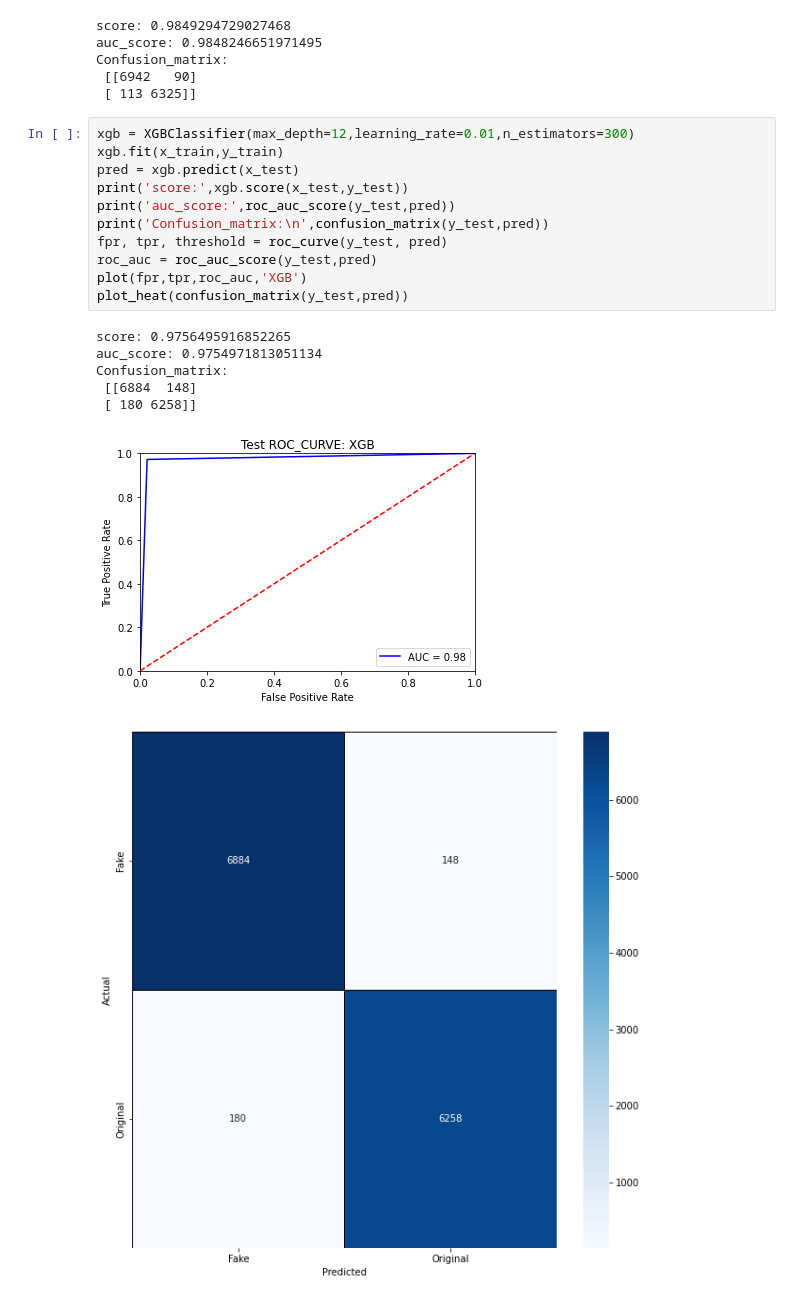
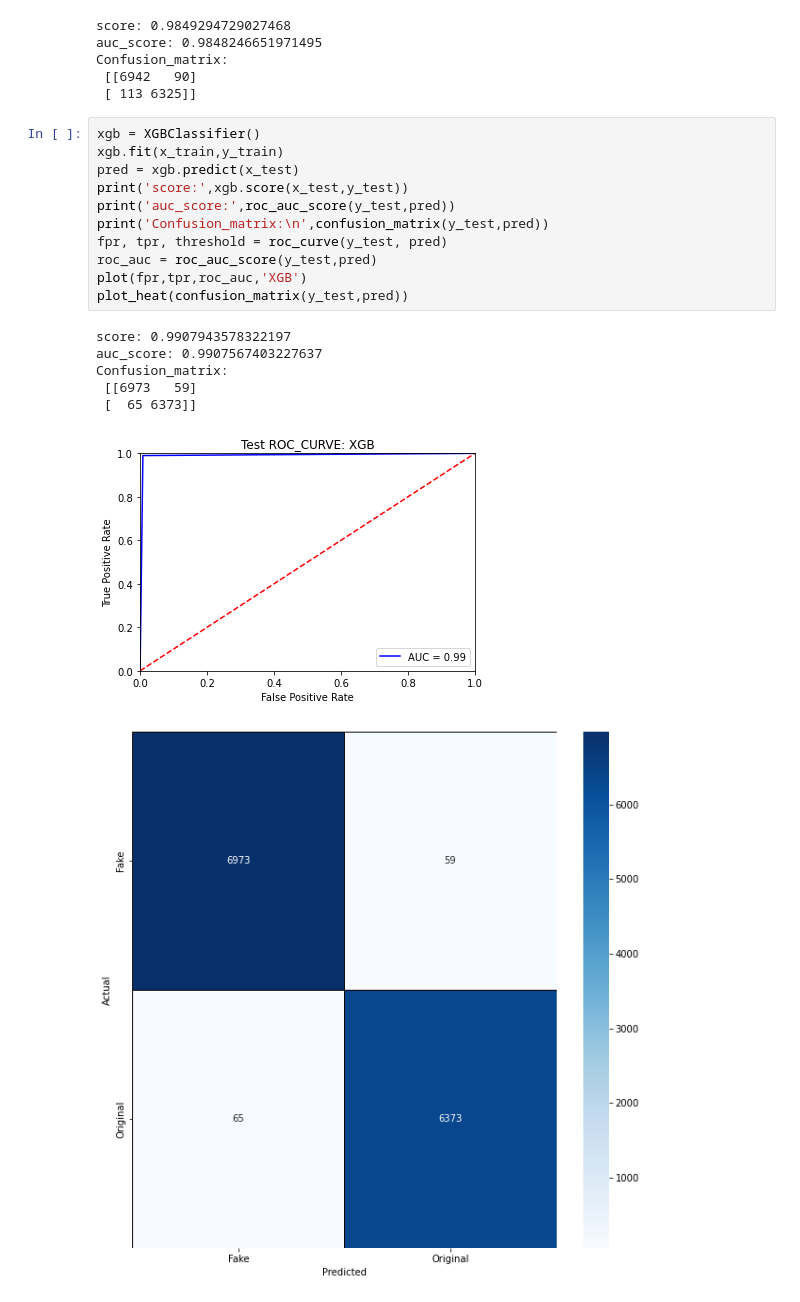
Before and after one commit to Kartik-A-1820/Projects-ML, a Jupyter notebook: fake-news.ipynb, the cells around one changed output. Cells and saved outputs as stored; diff of their text form.

```diff
--- a/fake-news.ipynb
+++ b/fake-news.ipynb
@@ -289,21 +289,21 @@ Confusion_matrix:
  [[6942   90]
  [ 113 6325]]
 # %%
-xgb = XGBClassifier(max_depth=12,learning_rate=0.01,n_estimators=300)
+xgb = XGBClassifier()
 xgb.fit(x_train,y_train)
 pred = xgb.predict(x_test)
 print('score:',xgb.score(x_test,y_test))
 print('auc_score:',roc_auc_score(y_test,pred))
 print('Confusion_matrix:\n',confusion_matrix(y_test,pred))
 fpr, tpr, threshold = roc_curve(y_test, pred)
 roc_auc = roc_auc_score(y_test,pred)
 plot(fpr,tpr,roc_auc,'XGB')
 plot_heat(confusion_matrix(y_test,pred))
 # %% [output]
-score: 0.9756495916852265
-auc_score: 0.9754971813051134
+score: 0.9907943578322197
+auc_score: 0.9907567403227637
 Confusion_matrix:
- [[6884  148]
- [ 180 6258]]
+ [[6973   59]
+ [  65 6373]]
-[figure, old version]
+[figure, new version]
-[figure, old version]
+[figure, new version]
```
